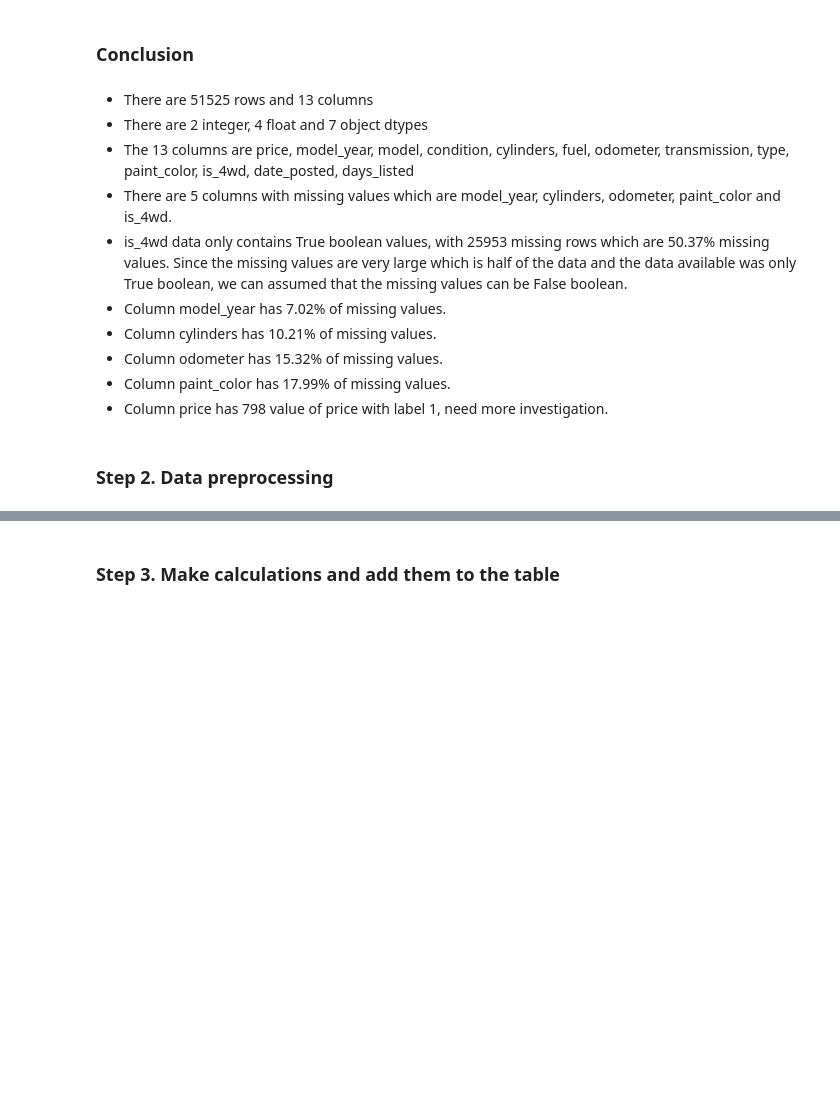
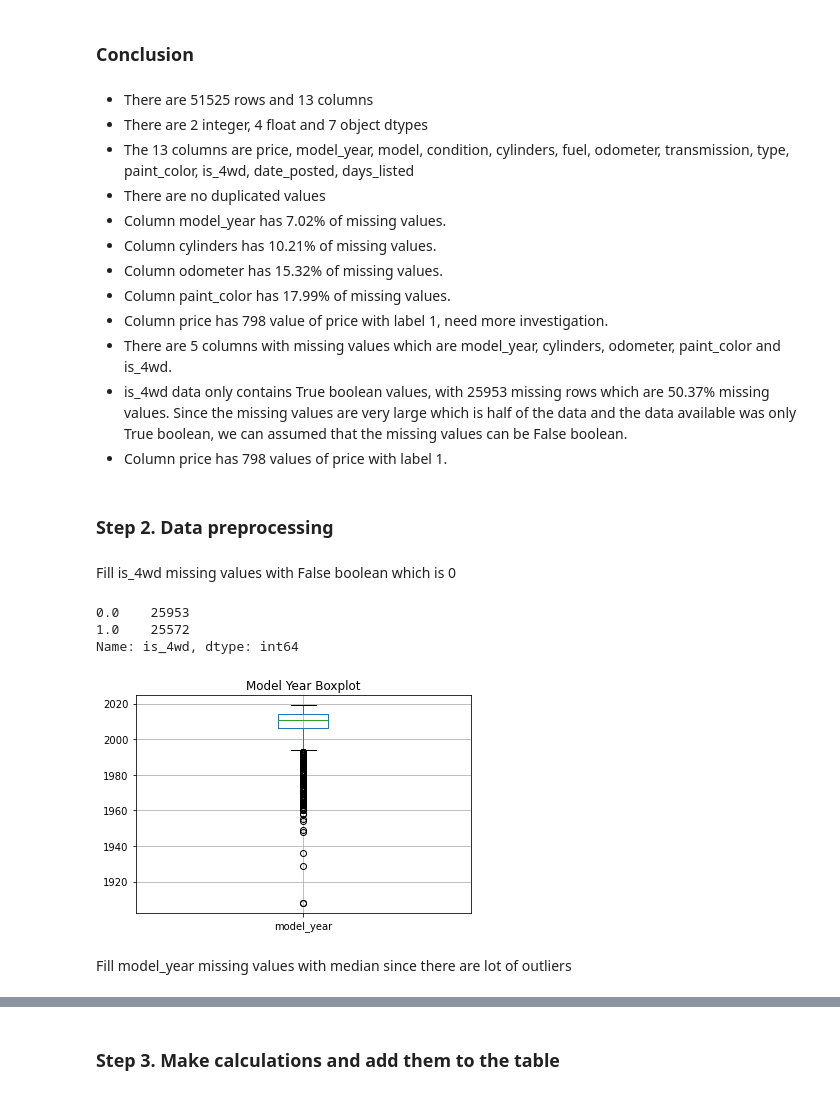
Before and after one commit to rainbowmoonlight/Yandex_Practicum_Projects, a Jupyter notebook: 02 Car Sales Ads Project/Car Sales Ads.ipynb, the cells around one changed output, grey strips where cells are left out. Cells and saved outputs as stored; diff of their text form; code cells hidden in the pictures; blank space fills up the shorter version.

```diff
--- a/02 Car Sales Ads Project/Car Sales Ads.ipynb
+++ b/02 Car Sales Ads Project/Car Sales Ads.ipynb
@@ -174,12 +177,32 @@ Name: days_listed, Length: 227, dtype: int64
 - There are 51525 rows and 13 columns
 - There are 2 integer, 4 float and 7 object dtypes
 - The 13 columns are price, model_year, model, condition, cylinders, fuel, odometer, transmission, type, paint_color, is_4wd, date_posted, days_listed
-- There are 5 columns with missing values which are model_year, cylinders, odometer, paint_color and is_4wd.
-- is_4wd data only contains True boolean values, with 25953 missing rows which are 50.37% missing values. Since the missing values are very large which is half of the data and the data available was only True boolean, we can assumed that the missing values can be False boolean.
+- There are no duplicated values
 - Column model_year has 7.02% of missing values.
 - Column cylinders has 10.21% of missing values.
 - Column odometer has 15.32% of missing values.
 - Column paint_color has 17.99% of missing values.
 - Column price has 798 value of price with label 1, need more investigation.
+- There are 5 columns with missing values which are model_year, cylinders, odometer, paint_color and is_4wd.
+- is_4wd data only contains True boolean values, with 25953 missing rows which are 50.37% missing values. Since the missing values are very large which is half of the data and the data available was only True boolean, we can assumed that the missing values can be False boolean.
+- Column price has 798 values of price with label 1.
 # %% [markdown]
 ### Step 2. Data preprocessing
+# %% [markdown]
+Fill is_4wd missing values with False boolean which is 0
+# %%
+df['is_4wd'] = df['is_4wd'].fillna(0)
+# %%
+df['is_4wd'].value_counts()
+# %% [output]
+0.0    25953
+1.0    25572
+Name: is_4wd, dtype: int64
+# %%
+df.boxplot('model_year')
+plt.title("Model Year Boxplot")
+plt.show()
+# %% [output]
+[figure, added]
+# %% [markdown]
+Fill model_year missing values with median since there are lot of outliers
```
Also changed, not shown: parts of 23 cells of this notebook.
